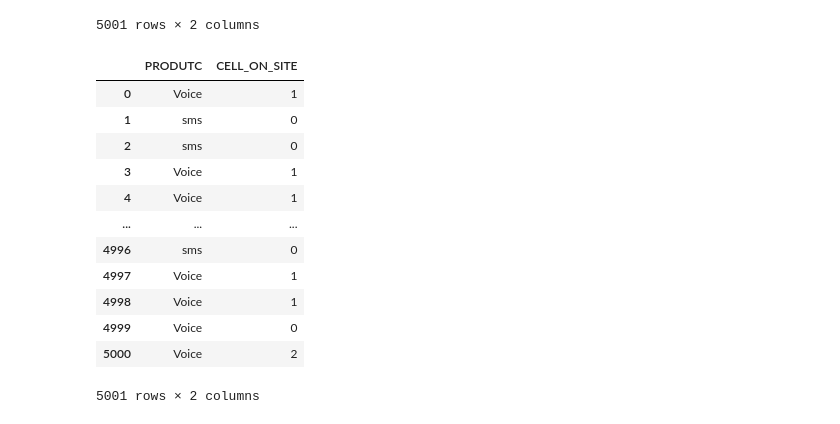
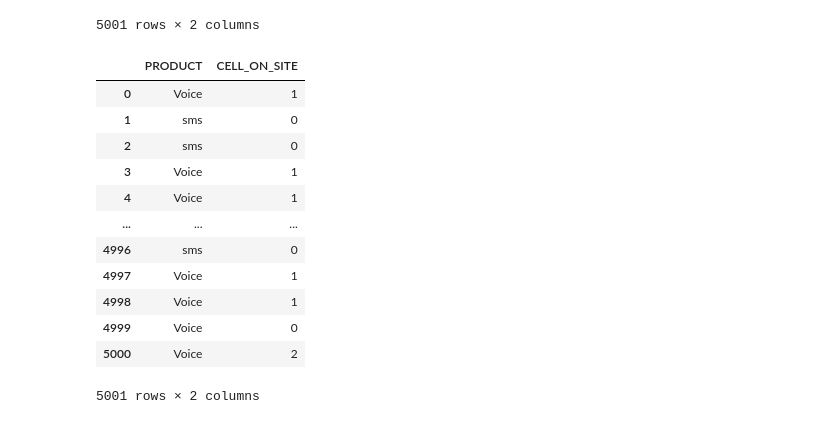
Before and after one commit to Billiah9352/Week3-IP-November-2021, a Jupyter notebook: Moringa_Data_Science_Prep_W3_Independent_Project_2021_11_Billiah_Kerubo_DataAnalysis.ipynb, the cells around one changed output. Saved outputs shown, nothing was run; the diff lists cells and outputs as text; code cells hidden in the pictures.

```diff
--- a/Moringa_Data_Science_Prep_W3_Independent_Project_2021_11_Billiah_Kerubo_DataAnalysis.ipynb
+++ b/Moringa_Data_Science_Prep_W3_Independent_Project_2021_11_Billiah_Kerubo_DataAnalysis.ipynb
@@ -8,6 +8,6 @@ import pandas as pd
 import numpy as np
 # %%
 #loading csv data
-data1 = pd.read_csv ('/content/Telcom_dataset3.csv')
+data1 = pd.read_csv ('/content/Telcom_dataset (1).csv')
 data1
 # %% [output]
@@ -26 +26,5 @@ data1
 5001 rows × 10 columns
+# %%
+#changing column name to correct the spelling
+data1.columns=['PRODUCT','VALUE','DATETIME','CELL_ON_SITE',	'DW_A_NUMBER_INT',	'DW_B_NUMBER_INT',	'COUNTRY_A',	'COUNTRY_B',	'CELL_ID',	'SITE_ID']
+data1
@@ -139,10 +193,10 @@ data2 [['PRODUCT','CELL_ON_SITE']]
 | 5000 | Voice | 0 |
 5001 rows × 2 columns
 # %%
-#selecting the cell on site and product  columns from Telcom dataset3
-data3 [['PRODUTC','CELL_ON_SITE']]
+#selecting the cell on site and product  columns from Telcom dataset1
+data1 [['PRODUCT','CELL_ON_SITE']]
 # %% [output]
-|  | PRODUTC | CELL_ON_SITE |
+|  | PRODUCT | CELL_ON_SITE |
 | 0 | Voice | 1 |
 | 1 | sms | 0 |
 | 2 | sms | 0 |
```
Also changed, not shown: parts of 11 cells of this notebook.
